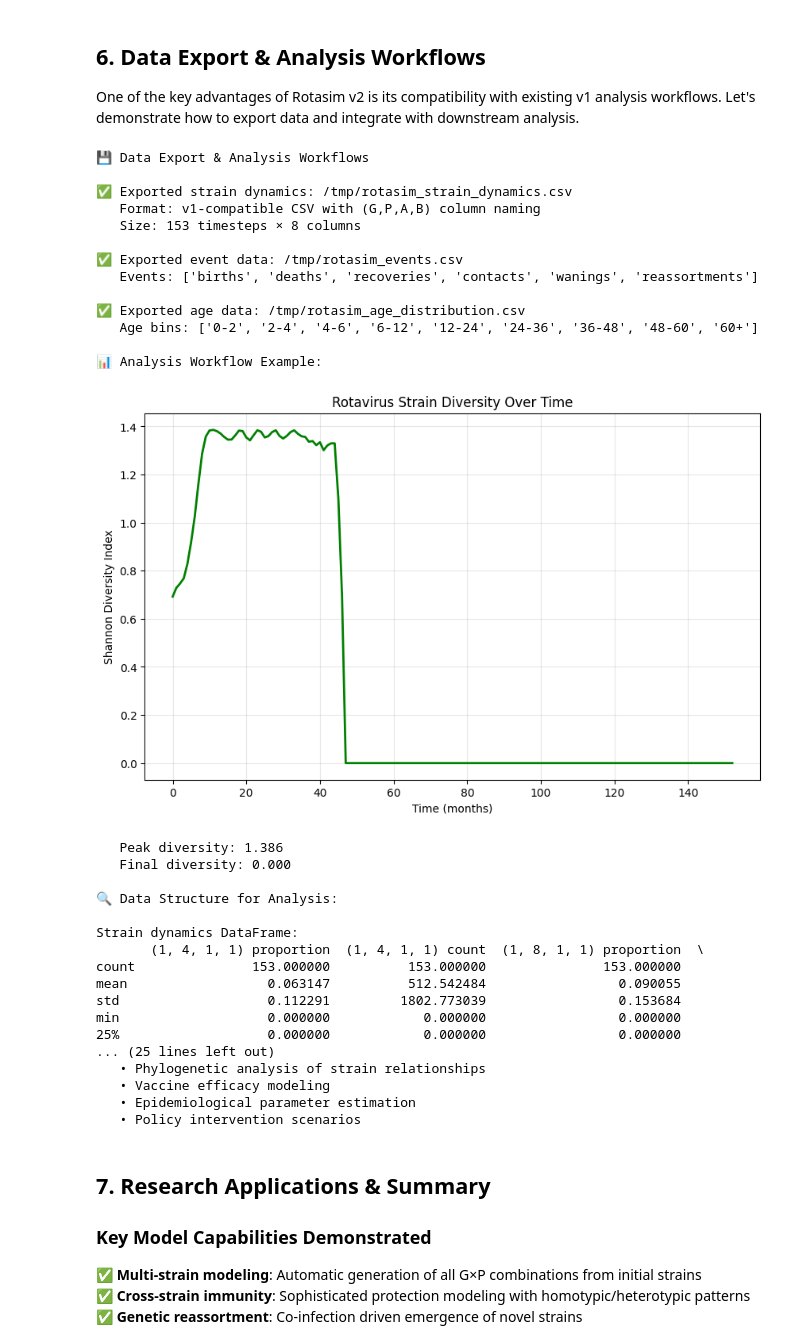
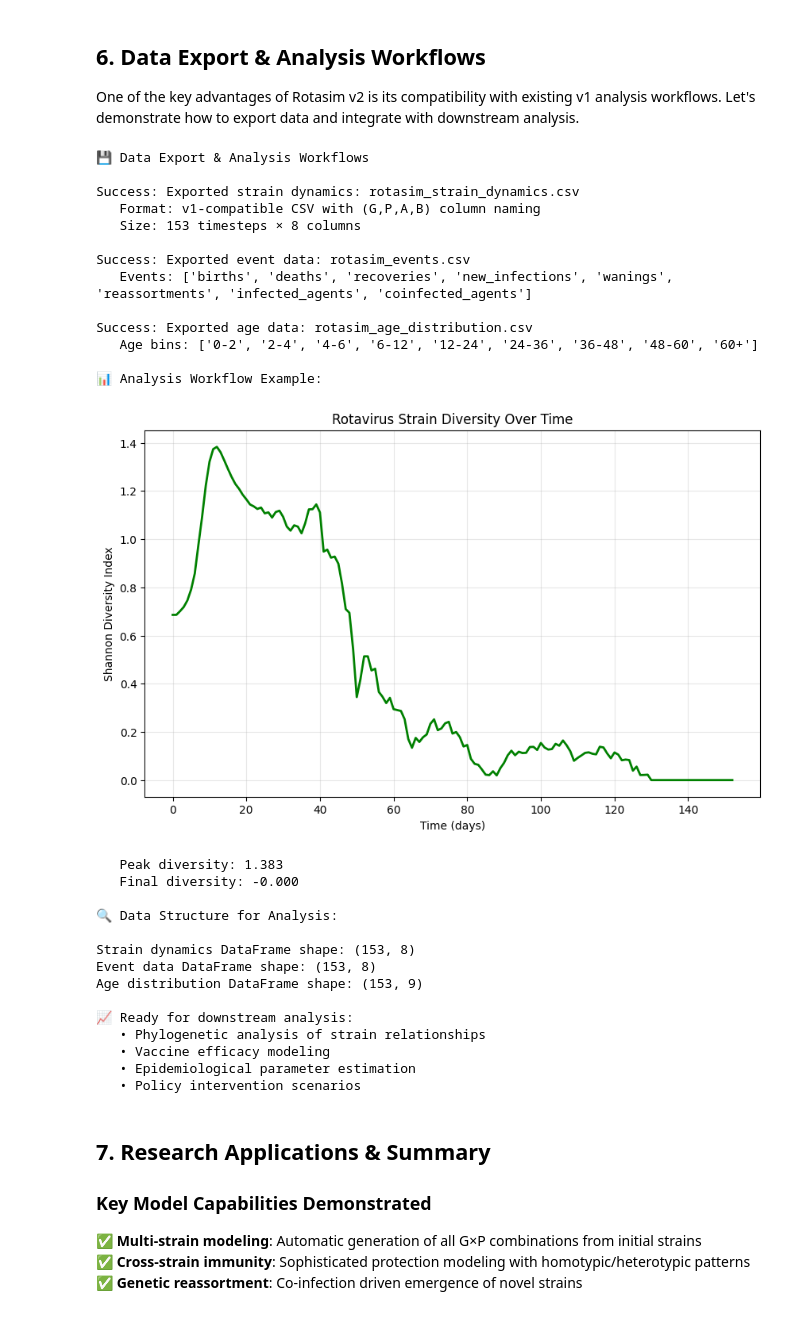
Before and after one commit to starsimhub/rotasim, a Jupyter notebook: examples/rotasim_demo.ipynb, the cells around one changed output. Saved outputs shown, nothing was run; the diff lists cells and outputs as text; code cells hidden in the pictures.

Commit message:
updated examples, and error handling in analyzers

```diff
--- a/examples/rotasim_demo.ipynb
+++ b/examples/rotasim_demo.ipynb
@@ -218,7 +232,7 @@ for col in proportion_cols:
 One of the key features of Rotasim v2 is sophisticated cross-strain immunity modeling. Let's examine how immunity affects transmission patterns between different strains.
 # %%
 # Analyze immunity patterns from the simulation
-print("🛡️ Cross-Strain Immunity Analysis\n")
+print("Cross-Strain Immunity Analysis\n")
 
 # The immunity connector in our simulation handles three types of protection:
 print("Immunity Protection Types:")
@@ -233,7 +247,8 @@ fig, ax = plt.subplots(1, 1, figsize=(10, 6))
 strain_first_appearance = {}
 for col in count_cols:
     strain_tuple = col.split(' count')[0]
-    g, p = strain_tuple.strip('()').split(', ')[:2]
+    parts = strain_tuple.strip('()').split(', ')
+    g, p = parts[0], parts[1]
     strain_name = f"G{g}P{p}"
 
     # Find first timestep where count > 0
@@ -261,8 +276,8 @@ ax.grid(True, alpha=0.3)
 plt.tight_layout()
 plt.show()
 
-print(f"\n🔍 Immunity Impact Analysis:")
-print(f"   Initial strains (G1P8, G2P4): Introduced at simulation start")
+print(f"\nImmunity Impact Analysis:")
+print(f"   Initial strains: Introduced at simulation start")
 print(f"   Reassortant strains: Emerge later due to immunity barriers")
 print(f"   Timing reflects cross-immunity strength between strain pairs")
 # %% [output]
@@ -434,25 +503,29 @@ One of the key advantages of Rotasim v2 is its compatibility with existing v1 an
 print("💾 Data Export & Analysis Workflows\n")
 
 # Export strain dynamics data (v1 compatible format)
-strain_csv_path = '/tmp/rotasim_strain_dynamics.csv'
+strain_csv_path = 'rotasim_strain_dynamics.csv'
 strain_df.to_csv(strain_csv_path, index=False)
-print(f"✅ Exported strain dynamics: {strain_csv_path}")
+print(f"Success: Exported strain dynamics: {strain_csv_path}")
 print(f"   Format: v1-compatible CSV with (G,P,A,B) column naming")
 print(f"   Size: {strain_df.shape[0]} timesteps × {strain_df.shape[1]} columns")
 
+# Get event data
+event_results = sim.analyzers['eventstats']
+event_df = event_results.to_df()
+
 # Export event data
-event_csv_path = '/tmp/rotasim_events.csv'
+event_csv_path = 'rotasim_events.csv'
 event_df.to_csv(event_csv_path, index=False)
-print(f"\n✅ Exported event data: {event_csv_path}")
-print(f"   Events: {list(event_df.columns)}")
+print(f"\nSuccess: Exported event data: {event_csv_path}")
+print(f"   Events: {[col for col in event_df.columns if col != 'timevec']}")
 
 # Export age distribution data
 age_results = sim.analyzers['agestats']
 age_df = age_results.to_df()
-age_csv_path = '/tmp/rotasim_age_distribution.csv'
+age_csv_path = 'rotasim_age_distribution.csv'
 age_df.to_csv(age_csv_path, index=False)
-print(f"\n✅ Exported age data: {age_csv_path}")
-print(f"   Age bins: {list(age_df.columns)}")
+print(f"\nSuccess: Exported age data: {age_csv_path}")
+print(f"   Age bins: {[col for col in age_df.columns if col != 'timevec']}")
 
 # Demonstrate data analysis workflow
 print(f"\n📊 Analysis Workflow Example:")
@@ -470,54 +543,52 @@ for idx in range(len(strain_df)):
 
 # Plot diversity over time
 plt.figure(figsize=(10, 6))
 plt.plot(range(len(shannon_diversity)), shannon_diversity, 'g-', linewidth=2)
-plt.xlabel('Time (months)')
+plt.xlabel('Time (days)')
 plt.ylabel('Shannon Diversity Index')
 plt.title('Rotavirus Strain Diversity Over Time')
 plt.grid(True, alpha=0.3)
 plt.show()
 
 print(f"   Peak diversity: {max(shannon_diversity):.3f}")
 print(f"   Final diversity: {shannon_diversity[-1]:.3f}")
 
 # Show data structure for downstream analysis
 print(f"\n🔍 Data Structure for Analysis:")
-print(f"\nStrain dynamics DataFrame:")
-print(strain_df.describe())
+print(f"\nStrain dynamics DataFrame shape: {strain_df.shape}")
+print(f"Event data DataFrame shape: {event_df.shape}")
+print(f"Age distribution DataFrame shape: {age_df.shape}")
 
 print(f"\n📈 Ready for downstream analysis:")
 print(f"   • Phylogenetic analysis of strain relationships")
 print(f"   • Vaccine efficacy modeling")
 print(f"   • Epidemiological parameter estimation")
 print(f"   • Policy intervention scenarios")
 # %% [output]
 💾 Data Export & Analysis Workflows
 
-✅ Exported strain dynamics: /tmp/rotasim_strain_dynamics.csv
+Success: Exported strain dynamics: rotasim_strain_dynamics.csv
    Format: v1-compatible CSV with (G,P,A,B) column naming
    Size: 153 timesteps × 8 columns
 
-✅ Exported event data: /tmp/rotasim_events.csv
-   Events: ['births', 'deaths', 'recoveries', 'contacts', 'wanings', 'reassortments']
+Success: Exported event data: rotasim_events.csv
+   Events: ['births', 'deaths', 'recoveries', 'new_infections', 'wanings', 'reassortments', 'infected_agents', 'coinfected_agents']
 
-✅ Exported age data: /tmp/rotasim_age_distribution.csv
+Success: Exported age data: rotasim_age_distribution.csv
    Age bins: ['0-2', '2-4', '4-6', '6-12', '12-24', '24-36', '36-48', '48-60', '60+']
 
 📊 Analysis Workflow Example:
-[figure, old version]
+[figure, new version]
-   Peak diversity: 1.386
-   Final diversity: 0.000
+   Peak diversity: 1.383
+   Final diversity: -0.000
 
 🔍 Data Structure for Analysis:
 
-Strain dynamics DataFrame:
-       (1, 4, 1, 1) proportion  (1, 4, 1, 1) count  (1, 8, 1, 1) proportion  \
-count               153.000000          153.000000               153.000000
-mean                  0.063147          512.542484                 0.090055
-std                   0.112291         1802.773039                 0.153684
-min                   0.000000            0.000000                 0.000000
-25%                   0.000000            0.000000                 0.000000
-... (25 lines left out)
+Strain dynamics DataFrame shape: (153, 8)
+Event data DataFrame shape: (153, 8)
+Age distribution DataFrame shape: (153, 9)
+
+📈 Ready for downstream analysis:
    • Phylogenetic analysis of strain relationships
    • Vaccine efficacy modeling
    • Epidemiological parameter estimation
```
Also changed, not shown: parts of 13 cells of this notebook, 2 other files.
